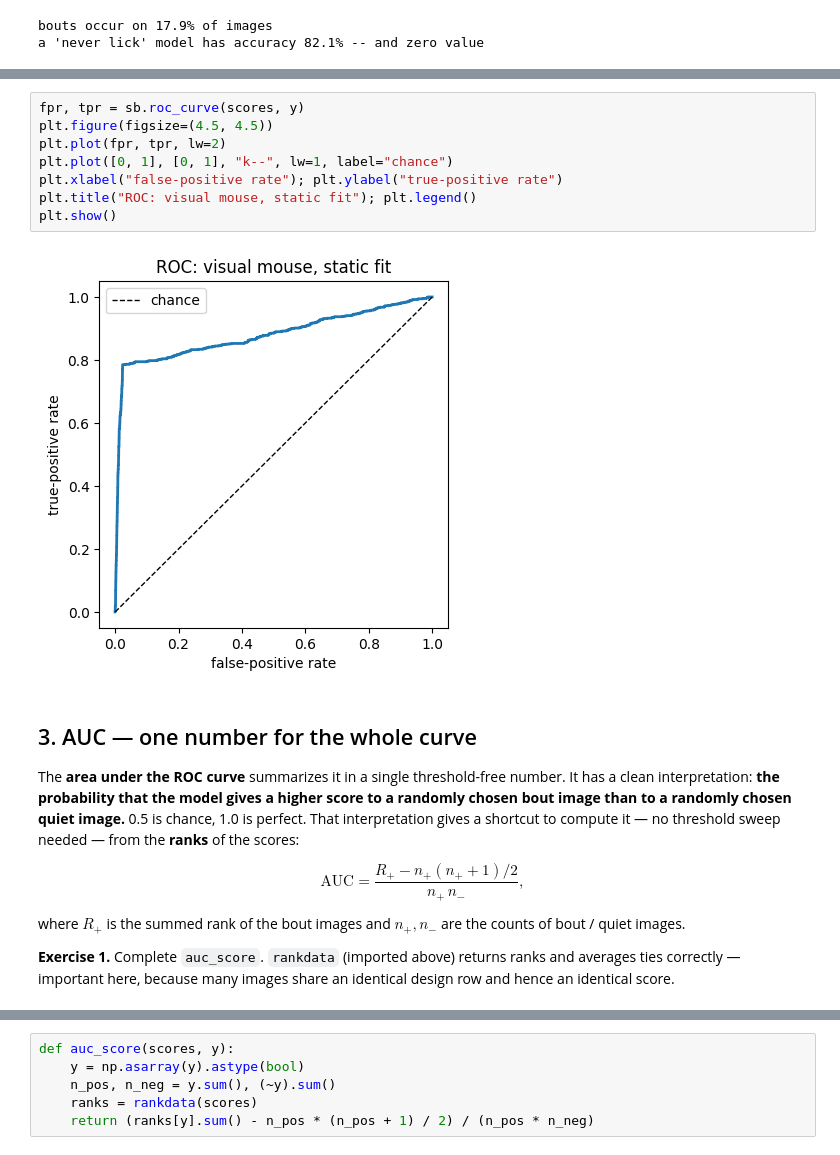
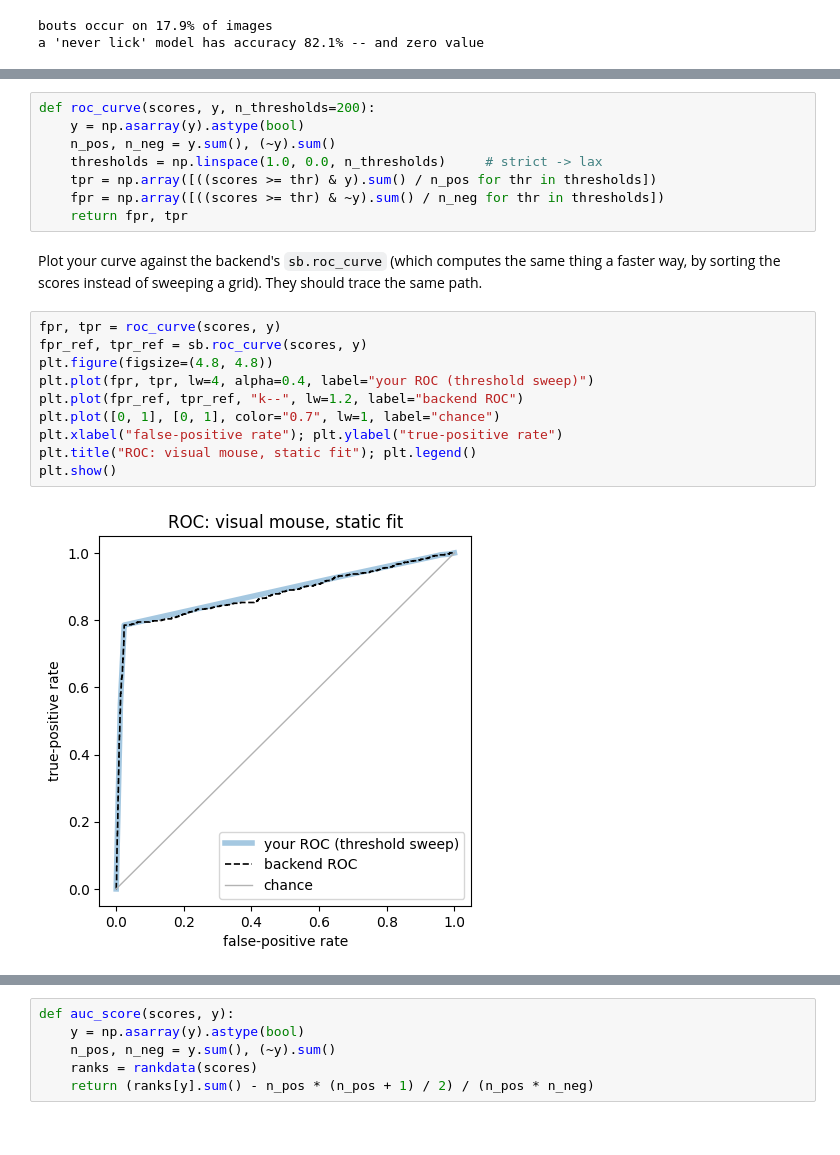
Before and after one commit to stootoon/swc-en-2026, a Jupyter notebook: behaviour/notebooks/04_model_evaluation_solutions.ipynb, the cells around one changed output, grey strips where cells are left out. Cells and saved outputs as stored; diff of their text form.

```diff
--- a/behaviour/notebooks/04_model_evaluation_solutions.ipynb
+++ b/behaviour/notebooks/04_model_evaluation_solutions.ipynb
@@ -55,27 +79,24 @@ toward the top-left.
+# %%
+def roc_curve(scores, y, n_thresholds=200):
+    y = np.asarray(y).astype(bool)
+    n_pos, n_neg = y.sum(), (~y).sum()
+    thresholds = np.linspace(1.0, 0.0, n_thresholds)     # strict -> lax
+    tpr = np.array([((scores >= thr) & y).sum() / n_pos for thr in thresholds])
+    fpr = np.array([((scores >= thr) & ~y).sum() / n_neg for thr in thresholds])
+    return fpr, tpr
+# %% [markdown]
+Plot your curve against the backend's `sb.roc_curve` (which computes the same
+thing a faster way, by sorting the scores instead of sweeping a grid). They should
+trace the same path.
 # %%
-fpr, tpr = sb.roc_curve(scores, y)
-plt.figure(figsize=(4.5, 4.5))
-plt.plot(fpr, tpr, lw=2)
-plt.plot([0, 1], [0, 1], "k--", lw=1, label="chance")
+fpr, tpr = roc_curve(scores, y)
+fpr_ref, tpr_ref = sb.roc_curve(scores, y)
+plt.figure(figsize=(4.8, 4.8))
+plt.plot(fpr, tpr, lw=4, alpha=0.4, label="your ROC (threshold sweep)")
+plt.plot(fpr_ref, tpr_ref, "k--", lw=1.2, label="backend ROC")
+plt.plot([0, 1], [0, 1], color="0.7", lw=1, label="chance")
 plt.xlabel("false-positive rate"); plt.ylabel("true-positive rate")
 plt.title("ROC: visual mouse, static fit"); plt.legend()
 plt.show()
 # %% [output]
-[figure, old version]
+[figure, new version]
-# %% [markdown]
-## 3. AUC — one number for the whole curve
-
-The **area under the ROC curve** summarizes it in a single threshold-free number.
-It has a clean interpretation: **the probability that the model gives a higher
-score to a randomly chosen bout image than to a randomly chosen quiet image.**
-0.5 is chance, 1.0 is perfect. That interpretation gives a shortcut to compute it
-— no threshold sweep needed — from the **ranks** of the scores:
-
-$$\text{AUC} = \frac{R_{+} - n_{+}(n_{+}+1)/2}{n_{+}\,n_{-}},$$
-
-where $R_{+}$ is the summed rank of the bout images and $n_{+}, n_{-}$ are the
-counts of bout / quiet images.
-
-**Exercise 1.** Complete `auc_score`. `rankdata` (imported above) returns ranks
-and averages ties correctly — important here, because many images share an
-identical design row and hence an identical score.
```
Also changed, not shown: parts of 8 cells of this notebook, 37 other files.
